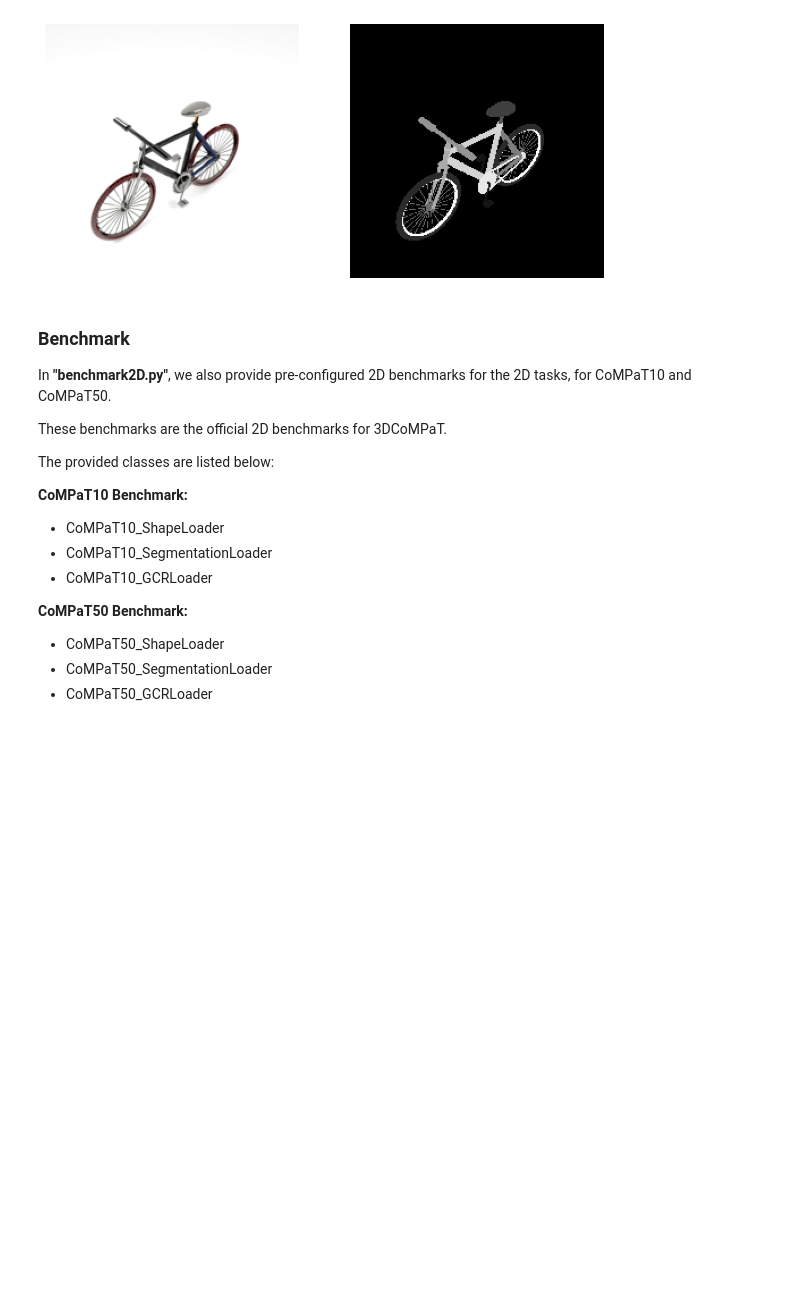
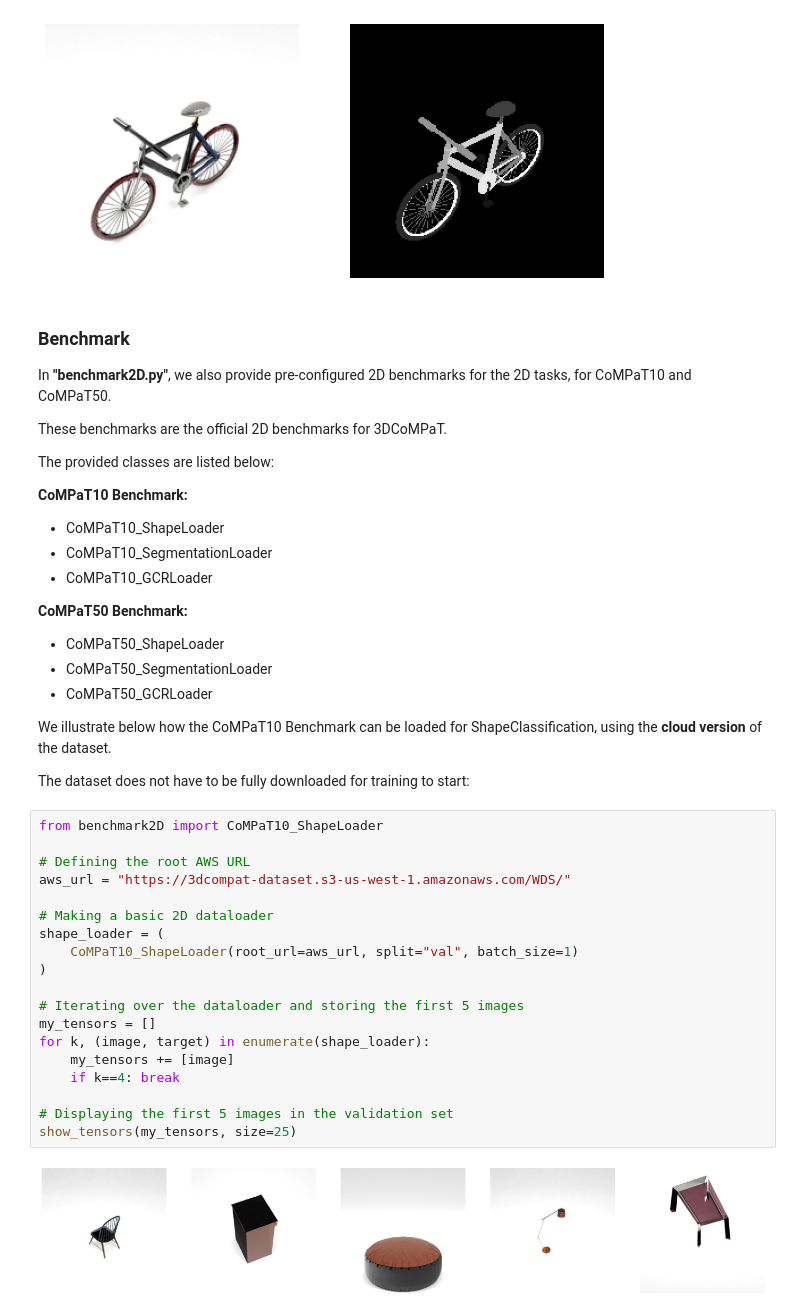
Before and after one commit to Vision-CAIR/3DCoMPaT, a Jupyter notebook: compat_api/2D/demo_2D.ipynb, the cells around one changed output. Drawn from its saved outputs; the diff is of its cells as text; blank space fills up the shorter version.

```diff
--- a/compat_api/2D/demo_2D.ipynb
+++ b/compat_api/2D/demo_2D.ipynb
@@ -260,3 +260,28 @@ The provided classes are listed below:
   <li>CoMPaT50_SegmentationLoader</li>
   <li>CoMPaT50_GCRLoader</li>
 </ul>
+
+We illustrate below how the CoMPaT10 Benchmark can be loaded for ShapeClassification, using the **cloud version** of the dataset.
+
+The dataset does not have to be fully downloaded for training to start:
+# %%
+from benchmark2D import CoMPaT10_ShapeLoader
+
+# Defining the root AWS URL
+aws_url = "https://3dcompat-dataset.s3-us-west-1.amazonaws.com/WDS/"
+
+# Making a basic 2D dataloader
+shape_loader = (
+    CoMPaT10_ShapeLoader(root_url=aws_url, split="val", batch_size=1)
+)
+
+# Iterating over the dataloader and storing the first 5 images
+my_tensors = []
+for k, (image, target) in enumerate(shape_loader):
+    my_tensors += [image]
+    if k==4: break
+
+# Displaying the first 5 images in the validation set
+show_tensors(my_tensors, size=25)
+# %% [output]
+[figure, added]
```
Also changed, not shown: parts of 2 cells of this notebook, 3 other files.
